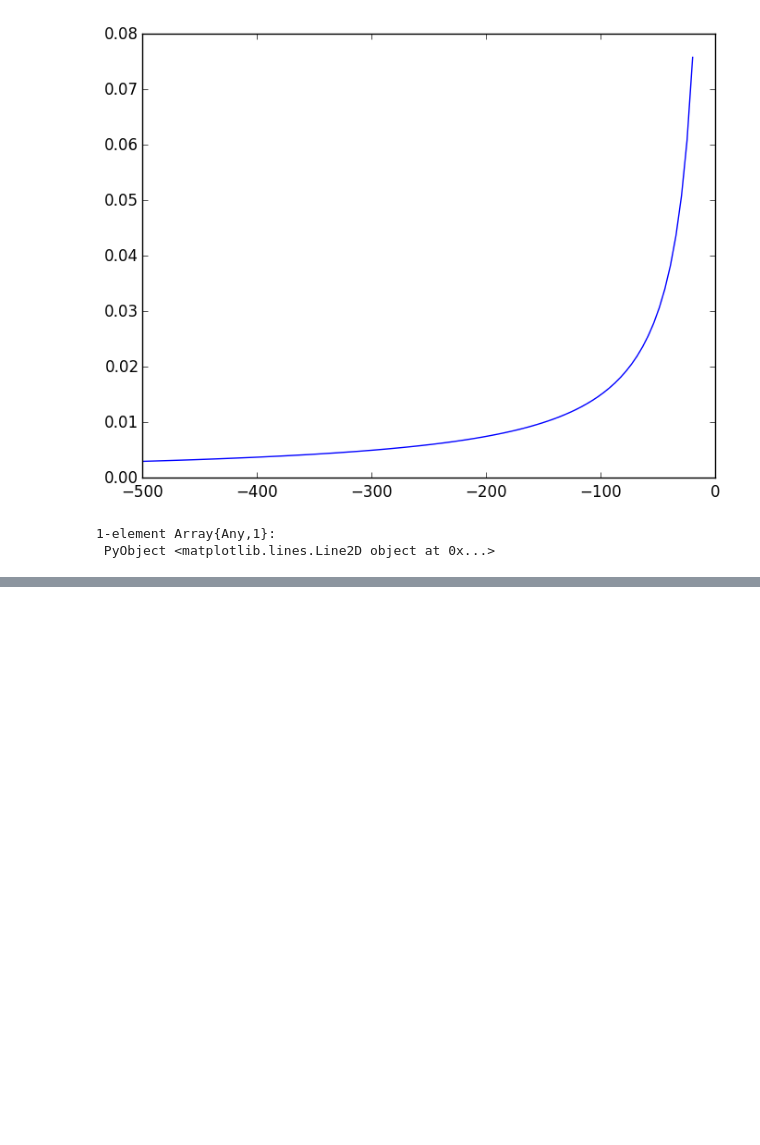
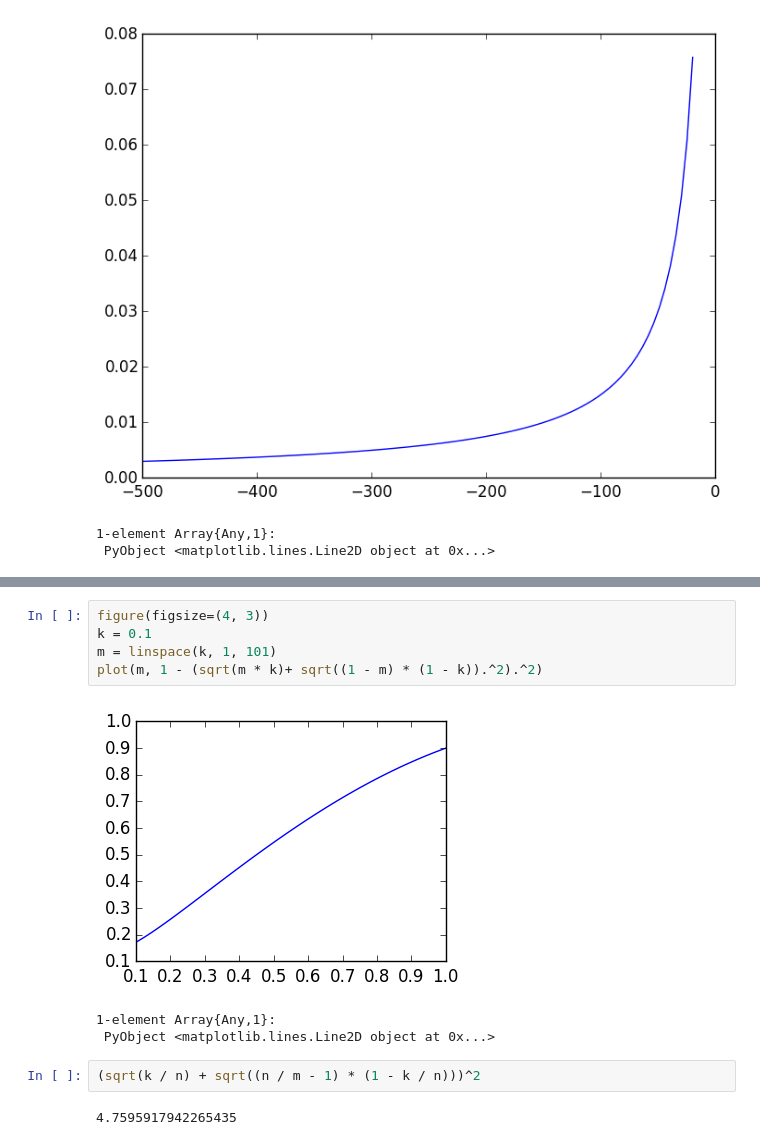
Before and after one commit to ganguli-lab/single-trial, a Jupyter notebook: notebooks/scratch.ipynb, the cells around one changed output, grey strips where cells are left out. Saved outputs shown, nothing was run; the diff lists cells and outputs as text; blank space fills up the shorter version.

```diff
--- a/notebooks/scratch.ipynb
+++ b/notebooks/scratch.ipynb
@@ -52,0 +77,13 @@ plot(x, map(z, x))
+# %%
+figure(figsize=(4, 3))
+k = 0.1
+m = linspace(k, 1, 101)
+plot(m, 1 - (sqrt(m * k)+ sqrt((1 - m) * (1 - k)).^2).^2)
+# %% [output]
+[figure, added]
+1-element Array{Any,1}:
+ PyObject <matplotlib.lines.Line2D object at 0x...>
+# %%
+(sqrt(k / n) + sqrt((n / m - 1) * (1 - k / n)))^2
+# %% [output]
+4.7595917942265435
```
Also changed, not shown: parts of 2 cells of this notebook, 3 other files.
